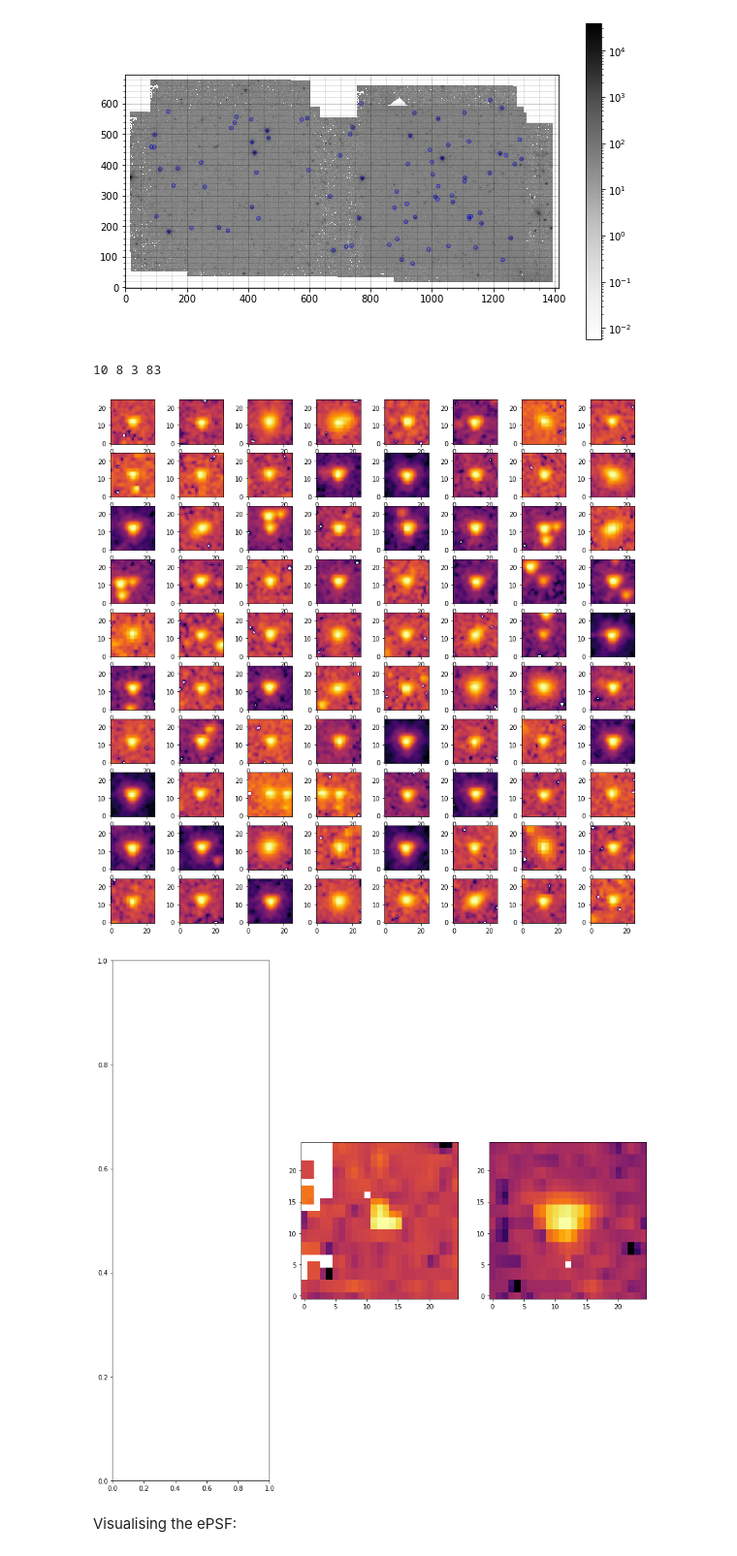
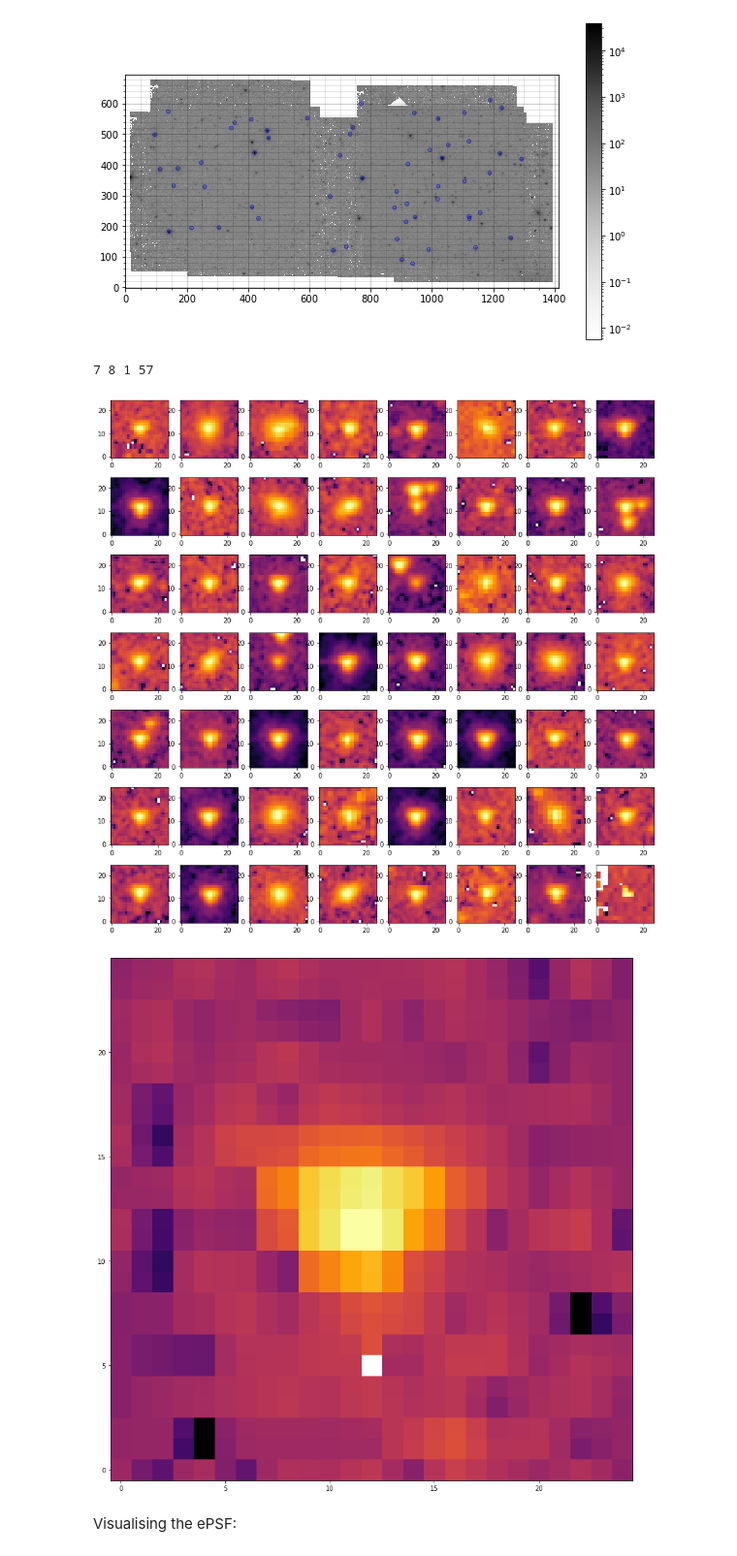
Before and after one commit to jake-the-bird/MPhys-RRL, a Jupyter notebook: test_photometry/PSF_photometry_04_fixing.ipynb, the cells around one changed output. Shown at 97% size. Drawn from its saved outputs; the diff is of its cells as text; code cells hidden in the pictures.

Commit message:
upload 12/11/20
implementing uncertainty calculations, various corrections, and a script to let the user pick stars to omit from the ePSF model creation

```diff
--- a/test_photometry/PSF_photometry_04_fixing.ipynb
+++ b/test_photometry/PSF_photometry_04_fixing.ipynb
@@ -37,6 +38,6 @@ data = image_data * exptime / fluxconv
 EXPTIME: 71.3724
 FLUXCONV: 0.1257
 # %%
-mean, median, std = sigma_clipped_stats(data, sigma=4.)
+mean, median, std = sigma_clipped_stats(data, sigma=6.)
 print(std)
 # %% [output]
@@ -46,7 +47,7 @@ WARNING: Input data contains invalid values (NaNs or infs), which were automatic
 ### Source detection:
 # %%
 #daofind = DAOStarFinder(threshold=20.*std, fwhm=5., roundlo = -0.5, roundhi = 0.5)
-daofind = DAOStarFinder(threshold=50.*std, fwhm=5., roundlo = -0.5, roundhi = 0.5, sharphi = 0.8)
+daofind = DAOStarFinder(threshold=50.*std, fwhm=5., roundlo = -0.5, roundhi = 0.5, sharphi = 0.7)
 sources = daofind(data)
 
 pos = np.transpose((sources['xcentroid'], sources['ycentroid']))
@@ -205,38 +205,38 @@ WARNING: Input data contains invalid values (NaNs or infs), which were automatic
 # %%
 data_sub = data - median_sub
 
 #nddata = NDData(data = data)
 nddata = NDData(data = data_sub)
 stars = extract_stars(nddata, star_table, size=25)
 ncols = 8
 nrows = int(np.floor(len(stars) / ncols))
 nrem = len(stars) - (nrows*ncols)
 print(nrows, ncols, nrem, len(stars))
 
 fig, ax = plt.subplots(nrows=nrows, ncols=ncols, figsize=(15, 15), squeeze=True)
 ax = ax.ravel()
 for i in range(nrows*ncols):
     norm = simple_norm(stars[i], 'log', percent=99.)
     ax[i].imshow(stars[i], norm=norm, origin='lower', cmap='inferno')
 plt.show()
 
-fig, ax = plt.subplots(nrows=1, ncols=nrem, figsize=(15, 15), squeeze=True)
+fig, ax = plt.subplots(nrows=1, ncols=nrem, figsize=(15, 15), squeeze=False)
 ax = ax.ravel()
-for i in range(nrows*ncols + 1, len(stars)):
+for i in range(nrows*ncols, len(stars)):
     norm = simple_norm(stars[i], 'log', percent=99.)
     ax[i - nrows*ncols].imshow(stars[i], norm=norm, origin='lower', cmap='inferno')
 plt.show()
 
 #fig, ax = plt.subplots(nrows=1, ncols=nrem, figsize=(15, 15), squeeze=True)
 #ax = ax.ravel()
 #for i in range(nrows*ncols + 1, len(stars)):
 #    norm = simple_norm(stars[i], 'log', percent=99.)
 #    ax[i].imshow(stars[i], norm=norm, origin='lower', cmap='inferno')
 #plt.show()
 # %% [output]
-10 8 3 83
+7 8 1 57
-[figure, old version]
+[figure, new version]
-[figure, old version]
+[figure, new version]
 # %% [markdown]
 Visualising the ePSF:
 # %%
```
Also changed, not shown: parts of 18 cells of this notebook, 2 other files.
